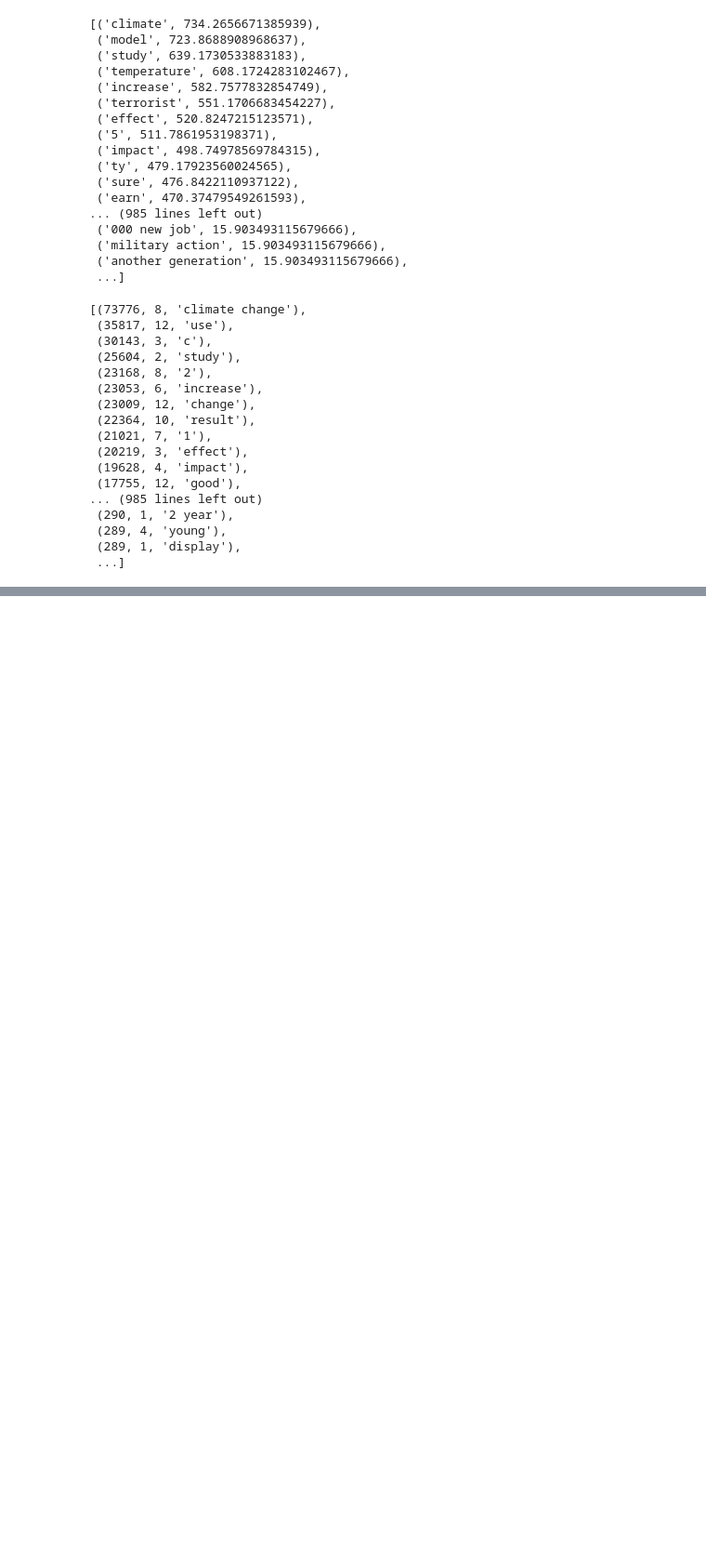
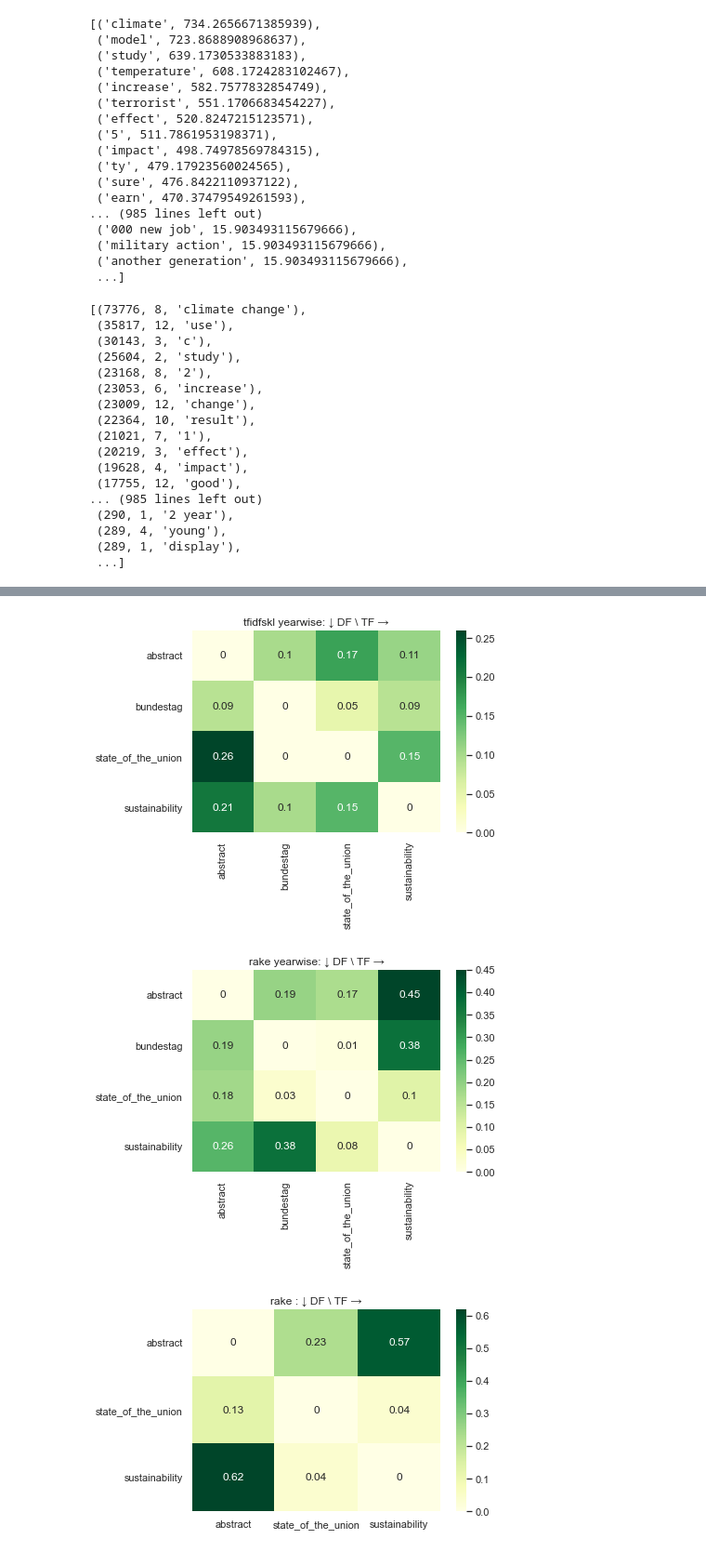
Before and after one commit to philipptrenz/climate-keywords, a Jupyter notebook: pipeline.ipynb, the cells around one changed output, grey strips where cells are left out. Shown at 93% size. Cells and saved outputs as stored; diff of their text form; code cells hidden in the pictures; blank space fills up the shorter version.

```diff
--- a/pipeline.ipynb
+++ b/pipeline.ipynb
@@ -481,3 +481,57 @@ def key_word_count(keywords: Dict[str, List[str]], top_k=100):
     return c.most_common(top_k)
 # %%
 print(key_word_count(rake_keywords))
+# %%
+from collections import defaultdict
+import numpy as np; np.random.seed(0)
+import matplotlib.pyplot as plt
+import seaborn as sns; sns.set()
+import pandas as pd
+
+
+
+def heatmap(df, algorithm, yearwise=True):
+    df_f = df.loc[df["Yearwise"]==yearwise]
+    df_f = df_f.loc[df["Algorithm"]==algorithm]
+#     display(df_f)
+    res = {}
+    sources = set()
+    for i, row in df_f.iterrows():
+        res[(row["Source1"], row["Source2"])] = (row["TF Precision"], row["DF Precision"])
+        res[(row["Source2"], row["Source1"])] = (row["TF Precision"], row["DF Precision"])
+        sources.add(row["Source1"])
+        sources.add(row["Source2"])
+    res
+
+    sources = list(sources)
+    sources.sort()
+    matrix = []
+
+    for i, source in enumerate(sources):
+        inner_matrix = []
+        for j, other_source in enumerate(sources):
+            tup = (source, other_source)
+            if i > j:
+                index = 1
+            else:
+                index = 0
+            tf_df = res.get(tup)
+            if not tf_df:
+                tf_df = (0, 0)
+
+            inner_matrix.append(tf_df[index])
+        matrix.append(np.array(inner_matrix))
+
+    matrix = np.array(matrix)
+    ax = plt.axes()
+    ax = sns.heatmap(matrix, xticklabels=sources, yticklabels=sources, annot=True, cmap="YlGn", ax = ax)
+    ax.set_title(f'{algorithm} {"yearwise" if yearwise else ""}: ↓ DF \ TF →')
+    plt.show()
+
+df = pd.read_csv('data/evaluation/precision.csv')
+display(df)
+heatmap(df, "tfidfskl", yearwise=True)
+heatmap(df, "rake", yearwise=True)
+heatmap(df, "rake", yearwise=False)
+heatmap(df, "tfidfskl", yearwise=False)
+# %% [output]
@@ -483,0 +556,3 @@ print(key_word_count(rake_keywords))
+[figure, added]
+[figure, added]
+[figure, added]
```
Also changed, not shown: parts of 1 cell of this notebook, 4 other files.
